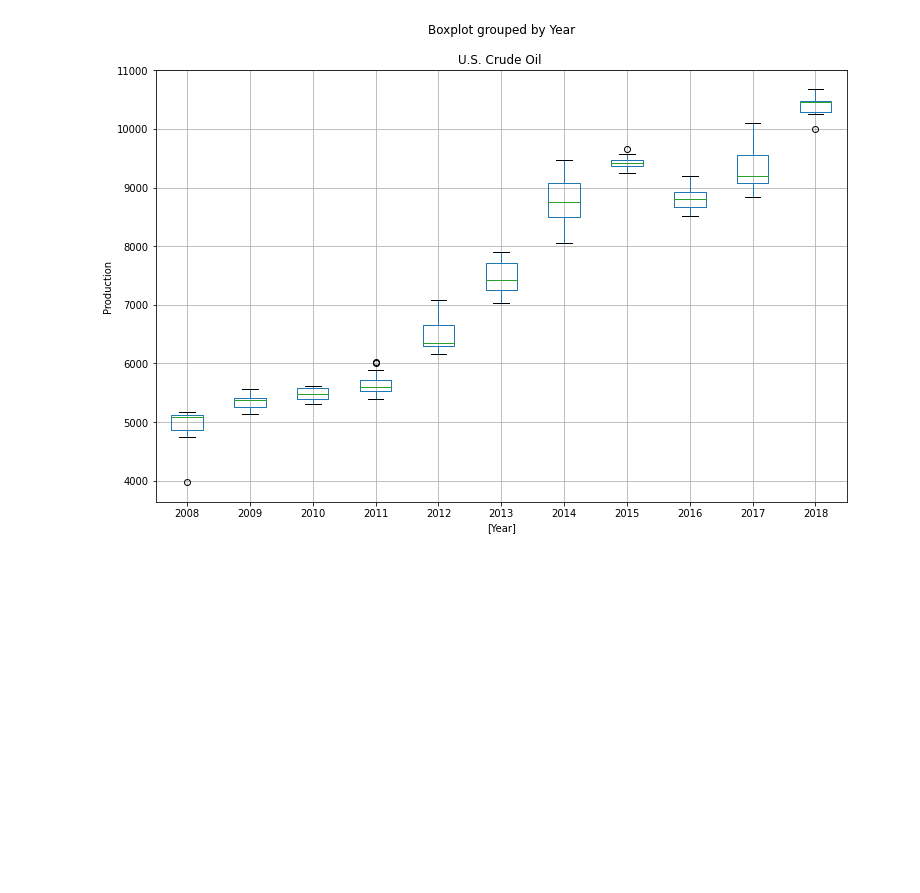
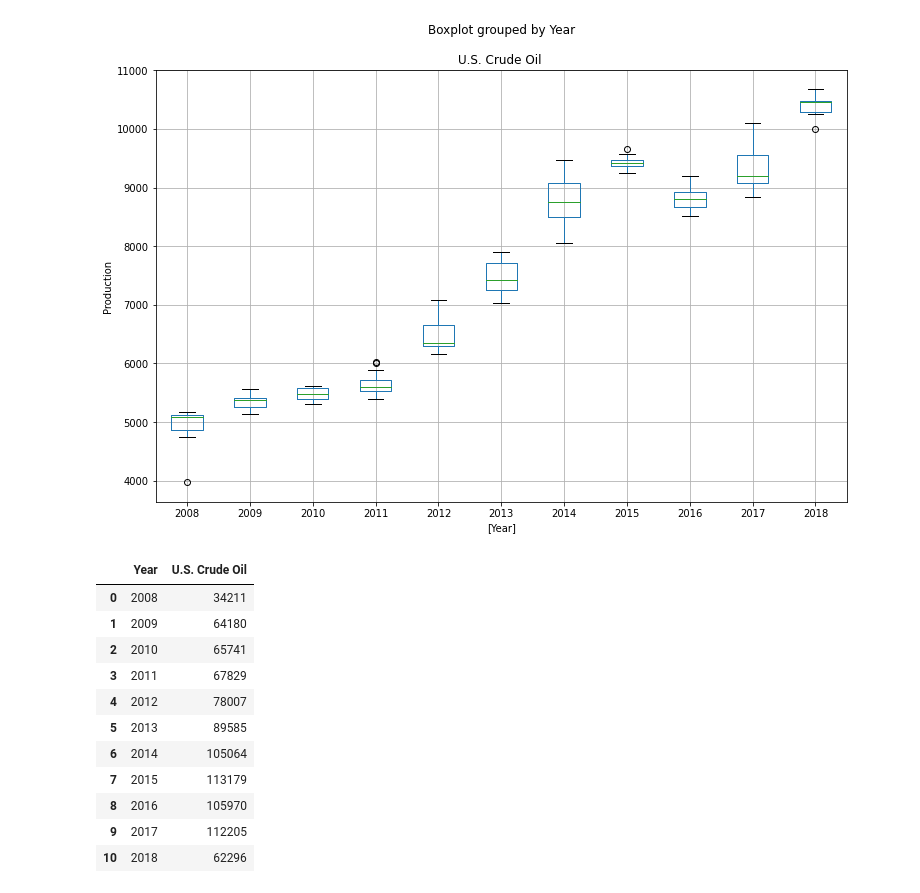
Before and after one commit to aaali-software/data-science-starter, a Jupyter notebook: notebooks/data-science-starter.ipynb, the cells around one changed output. Saved outputs shown, nothing was run; the diff lists cells and outputs as text; code cells hidden in the pictures; blank space fills up the shorter version.

```diff
--- a/notebooks/data-science-starter.ipynb
+++ b/notebooks/data-science-starter.ipynb
@@ -218,3 +218,20 @@ plt.ylabel('Production')
 # %% [output]
 Text(0, 0.5, 'Production')
 [figure]
+# %%
+year_data = crude_oil_data.groupby('Year', as_index=False).sum()
+
+year_data[['Year', 'U.S. Crude Oil ']]
+# %% [output]
+|  | Year | U.S. Crude Oil |
+| 0 | 2008 | 34211 |
+| 1 | 2009 | 64180 |
+| 2 | 2010 | 65741 |
+| 3 | 2011 | 67829 |
+| 4 | 2012 | 78007 |
+| 5 | 2013 | 89585 |
+| 6 | 2014 | 105064 |
+| 7 | 2015 | 113179 |
+| 8 | 2016 | 105970 |
+| 9 | 2017 | 112205 |
+| 10 | 2018 | 62296 |
```
Also changed, not shown: parts of 1 cell of this notebook.
